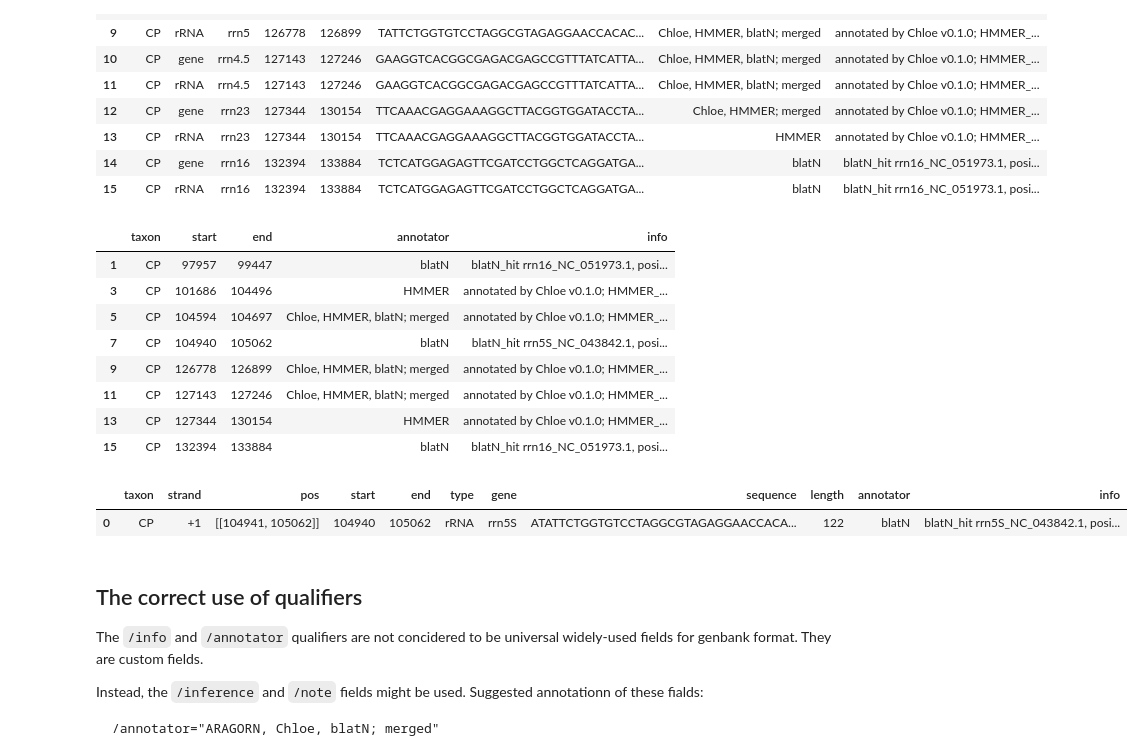
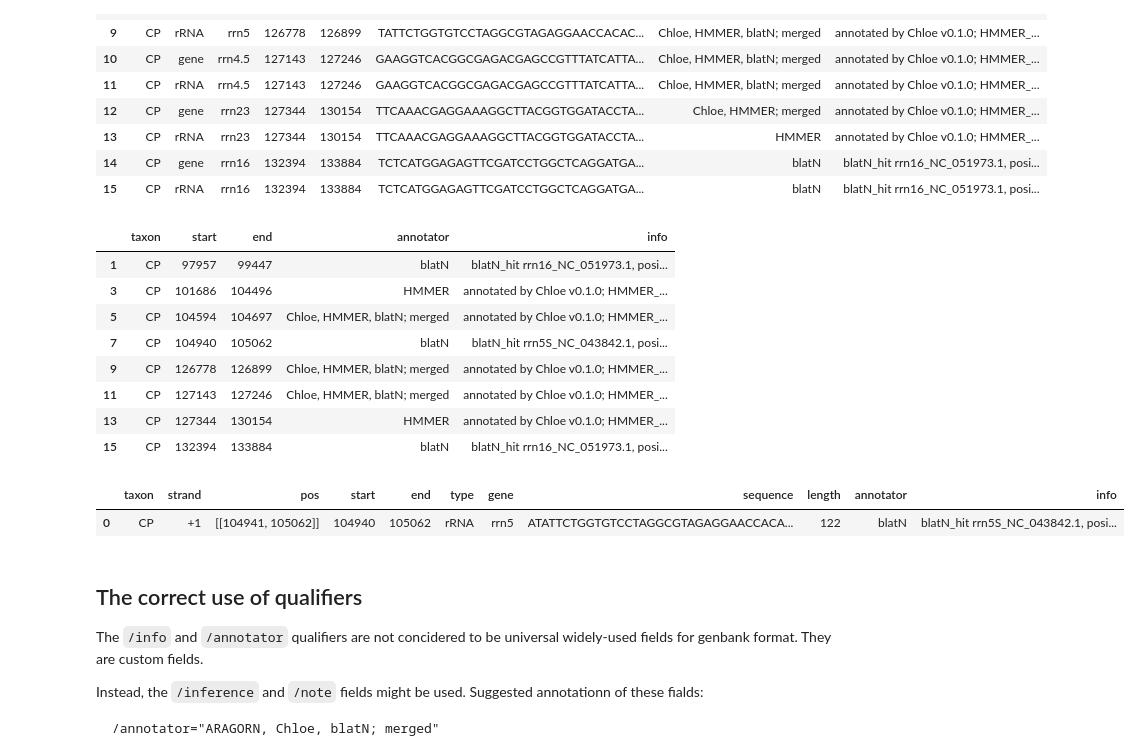
Before and after one commit to asan-emirsaleh/plastome_postprocessing, a Jupyter notebook: fixing_annotations.ipynb, the cells around one changed output. Drawn from its saved outputs; the diff is of its cells as text; code cells hidden in the pictures.

```diff
--- a/fixing_annotations.ipynb
+++ b/fixing_annotations.ipynb
@@ -519,24 +520,25 @@ Crepis purpurea
 # %%
 df_n = df_notes[df_notes['type'] == 'rRNA']
 df_n = df_n[['taxon', 'start', 'end', 'annotator', 'info']]
 display(df_n)
 
 df3 = pd.merge(df_total, df_n, how='left', on=['start', 'end', 'taxon'])
 # change allowed string length to display
 with pd.option_context('display.max_colwidth', None):
     display(df3)
+    df3.to_csv("df_rRNA.tsv", sep="\t")
 # %% [output]
 |  | taxon | start | end | annotator | info |
 | 1 | CP | 97957 | 99447 | blatN | blatN_hit rrn16_NC_051973.1, posi... |
 | 3 | CP | 101686 | 104496 | HMMER | annotated by Chloe v0.1.0; HMMER_... |
 | 5 | CP | 104594 | 104697 | Chloe, HMMER, blatN; merged | annotated by Chloe v0.1.0; HMMER_... |
 | 7 | CP | 104940 | 105062 | blatN | blatN_hit rrn5S_NC_043842.1, posi... |
 | 9 | CP | 126778 | 126899 | Chloe, HMMER, blatN; merged | annotated by Chloe v0.1.0; HMMER_... |
 | 11 | CP | 127143 | 127246 | Chloe, HMMER, blatN; merged | annotated by Chloe v0.1.0; HMMER_... |
 | 13 | CP | 127344 | 130154 | HMMER | annotated by Chloe v0.1.0; HMMER_... |
 | 15 | CP | 132394 | 133884 | blatN | blatN_hit rrn16_NC_051973.1, posi... |
 |  | taxon | strand | pos | start | end | type | gene | sequence | length | annotator | info |
-| 0 | CP | +1 | [[104941, 105062]] | 104940 | 105062 | rRNA | rrn5S | ATATTCTGGTGTCCTAGGCGTAGAGGAACCACA... | 122 | blatN | blatN_hit rrn5S_NC_043842.1, posi... |
+| 0 | CP | +1 | [[104941, 105062]] | 104940 | 105062 | rRNA | rrn5 | ATATTCTGGTGTCCTAGGCGTAGAGGAACCACA... | 122 | blatN | blatN_hit rrn5S_NC_043842.1, posi... |
 # %% [markdown]
 ## The correct use of qualifiers
 The `/info` and `/annotator` qualifiers are not concidered to be universal widely-used fields for genbank format. They are custom fields.
```
Also changed, not shown: parts of 7 cells of this notebook, 3 other files.
